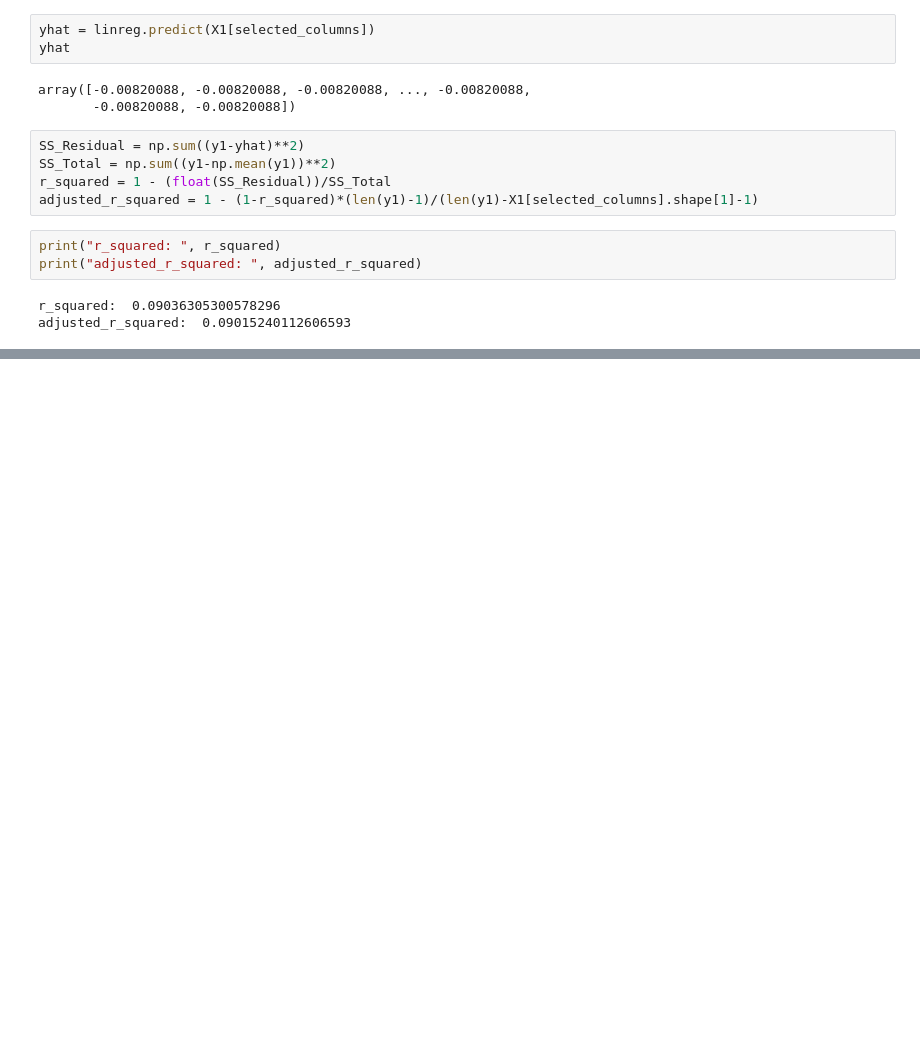
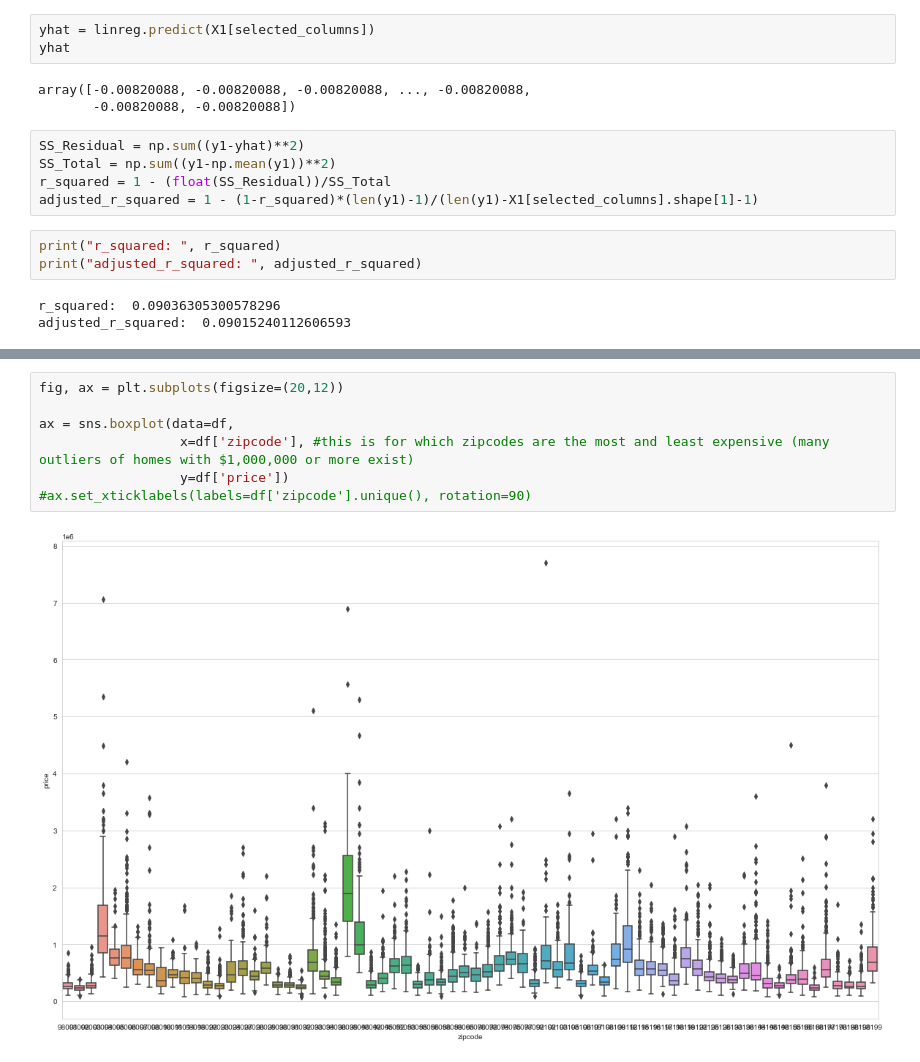
Before and after one commit to faith444/Kings-County-Housing-Prediction-Model, a Jupyter notebook: grace_eda.ipynb, the cells around one changed output, grey strips where cells are left out. Drawn from its saved outputs; the diff is of its cells as text; blank space fills up the shorter version.

```diff
--- a/grace_eda.ipynb
+++ b/grace_eda.ipynb
@@ -727,0 +738,9 @@ adjusted_r_squared:  0.09015240112606593
+# %%
+fig, ax = plt.subplots(figsize=(20,12))
+
+ax = sns.boxplot(data=df,
+                  x=df['zipcode'], #this is for which zipcodes are the most and least expensive (many outliers of homes with $1,000,000 or more exist)
+                  y=df['price'])
+#ax.set_xticklabels(labels=df['zipcode'].unique(), rotation=90)
+# %% [output]
+[figure, added]
```
Also changed, not shown: parts of 5 cells of this notebook.
